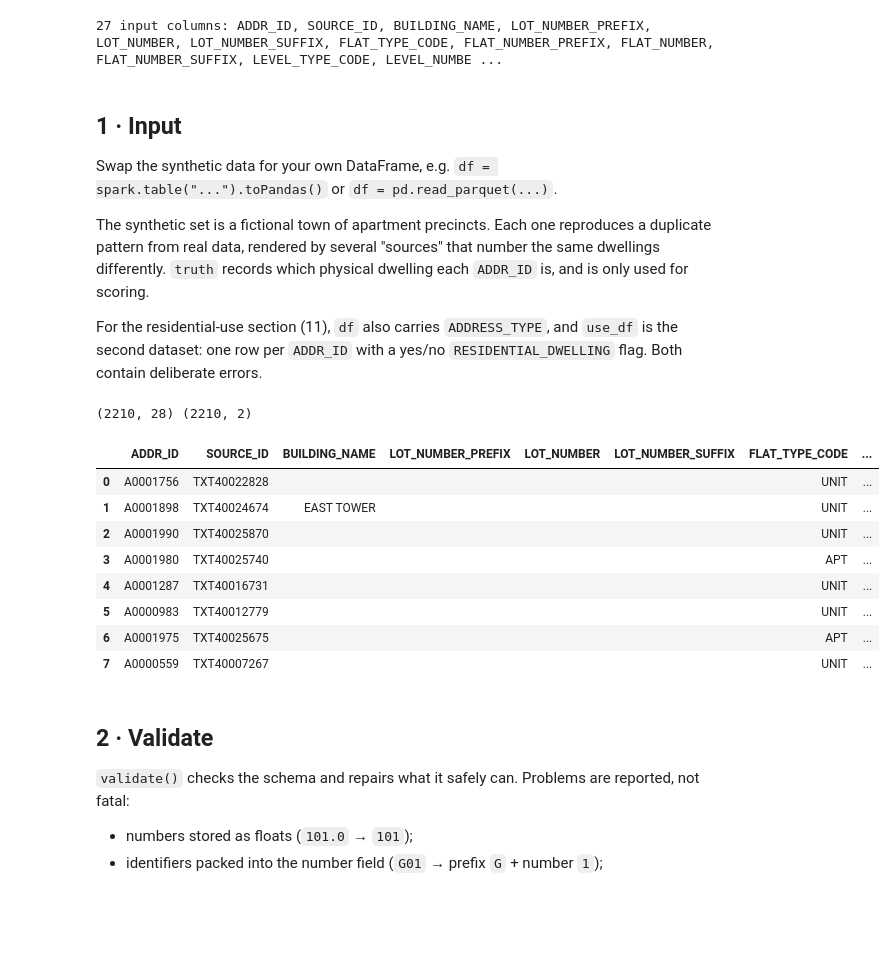
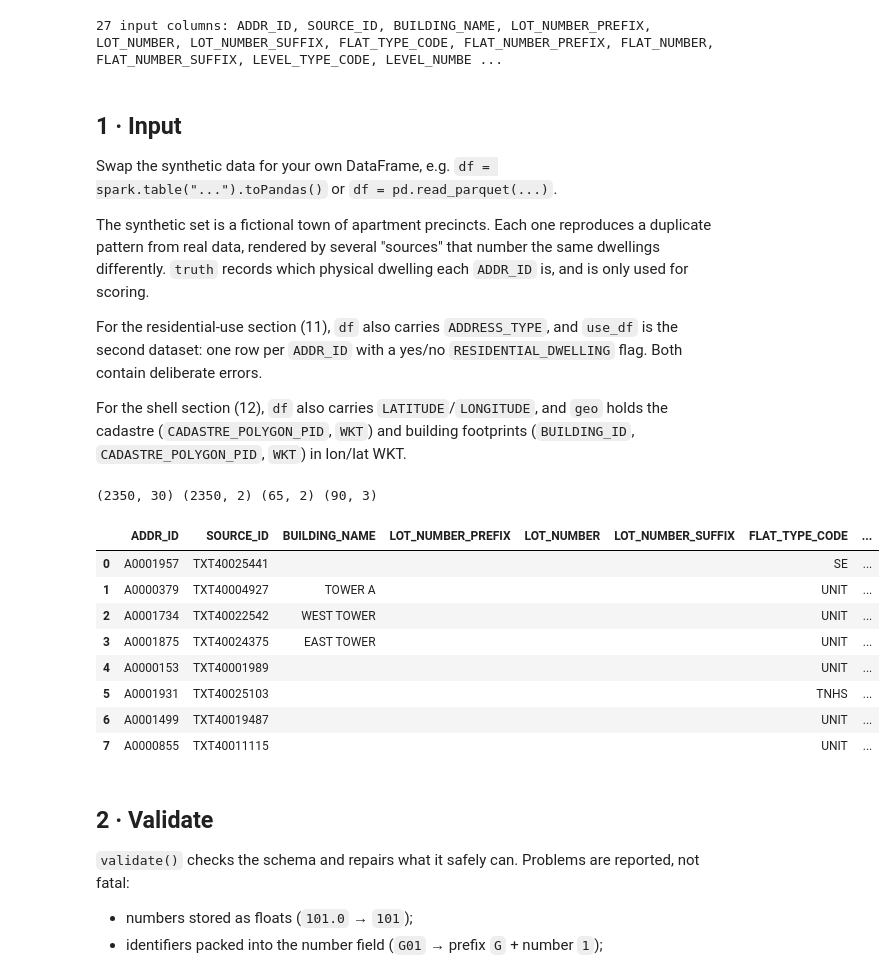
Before and after one commit to angusb99/Parcel_Schematic_V2, a Jupyter notebook: notebooks/parcel_address_associator.ipynb, the cells around one changed output. Saved outputs shown, nothing was run; the diff lists cells and outputs as text; code cells hidden in the pictures; blank space fills up the shorter version.

```diff
--- a/notebooks/parcel_address_associator.ipynb
+++ b/notebooks/parcel_address_associator.ipynb
@@ -44,23 +46,26 @@ Swap the synthetic data for your own DataFrame, e.g. `df = spark.table("...").to
 The synthetic set is a fictional town of apartment precincts. Each one reproduces a duplicate pattern from real data, rendered by several "sources" that number the same dwellings differently. `truth` records which physical dwelling each `ADDR_ID` is, and is only used for scoring.
 
 For the residential-use section (11), `df` also carries `ADDRESS_TYPE`, and `use_df` is the second dataset: one row per `ADDR_ID` with a yes/no `RESIDENTIAL_DWELLING` flag. Both contain deliberate errors.
+
+For the shell section (12), `df` also carries `LATITUDE`/`LONGITUDE`, and `geo` holds the cadastre (`CADASTRE_POLYGON_PID`, `WKT`) and building footprints (`BUILDING_ID`, `CADASTRE_POLYGON_PID`, `WKT`) in lon/lat WKT.
 # %%
-df, truth, use_df = make_synthetic(seed=42, with_use=True)
-# df = <your DataFrame with INPUT_COLUMNS (+ ADDRESS_TYPE)>
+df, truth, use_df, geo = make_synthetic(seed=42, with_use=True, with_geometry=True)
+# df = <your DataFrame with INPUT_COLUMNS (+ ADDRESS_TYPE, LATITUDE, LONGITUDE)>
 # use_df = <your residential dataset: ADDR_ID, RESIDENTIAL_DWELLING>
-print(df.shape, use_df.shape)
+# geo = {"cadastre": <CADASTRE_POLYGON_PID, WKT>, "buildings": <BUILDING_ID, CADASTRE_POLYGON_PID, WKT>}
+print(df.shape, use_df.shape, geo["cadastre"].shape, geo["buildings"].shape)
 df.head(8)
 # %% [output]
-(2210, 28) (2210, 2)
+(2350, 30) (2350, 2) (65, 2) (90, 3)
 |  | ADDR_ID | SOURCE_ID | BUILDING_NAME | LOT_NUMBER_PREFIX | LOT_NUMBER | LOT_NUMBER_SUFFIX | FLAT_TYPE_CODE | ... |
-| 0 | A0001756 | TXT40022828 |  |  |  |  | UNIT | ... |
-| 1 | A0001898 | TXT40024674 | EAST TOWER |  |  |  | UNIT | ... |
-| 2 | A0001990 | TXT40025870 |  |  |  |  | UNIT | ... |
-| 3 | A0001980 | TXT40025740 |  |  |  |  | APT | ... |
-| 4 | A0001287 | TXT40016731 |  |  |  |  | UNIT | ... |
-| 5 | A0000983 | TXT40012779 |  |  |  |  | UNIT | ... |
-| 6 | A0001975 | TXT40025675 |  |  |  |  | APT | ... |
-| 7 | A0000559 | TXT40007267 |  |  |  |  | UNIT | ... |
+| 0 | A0001957 | TXT40025441 |  |  |  |  | SE | ... |
+| 1 | A0000379 | TXT40004927 | TOWER A |  |  |  | UNIT | ... |
+| 2 | A0001734 | TXT40022542 | WEST TOWER |  |  |  | UNIT | ... |
+| 3 | A0001875 | TXT40024375 | EAST TOWER |  |  |  | UNIT | ... |
+| 4 | A0000153 | TXT40001989 |  |  |  |  | UNIT | ... |
+| 5 | A0001931 | TXT40025103 |  |  |  |  | TNHS | ... |
+| 6 | A0001499 | TXT40019487 |  |  |  |  | UNIT | ... |
+| 7 | A0000855 | TXT40011115 |  |  |  |  | UNIT | ... |
 # %% [markdown]
 ## 2 · Validate
 
```
Also changed, not shown: parts of 49 cells of this notebook, 16 other files.
